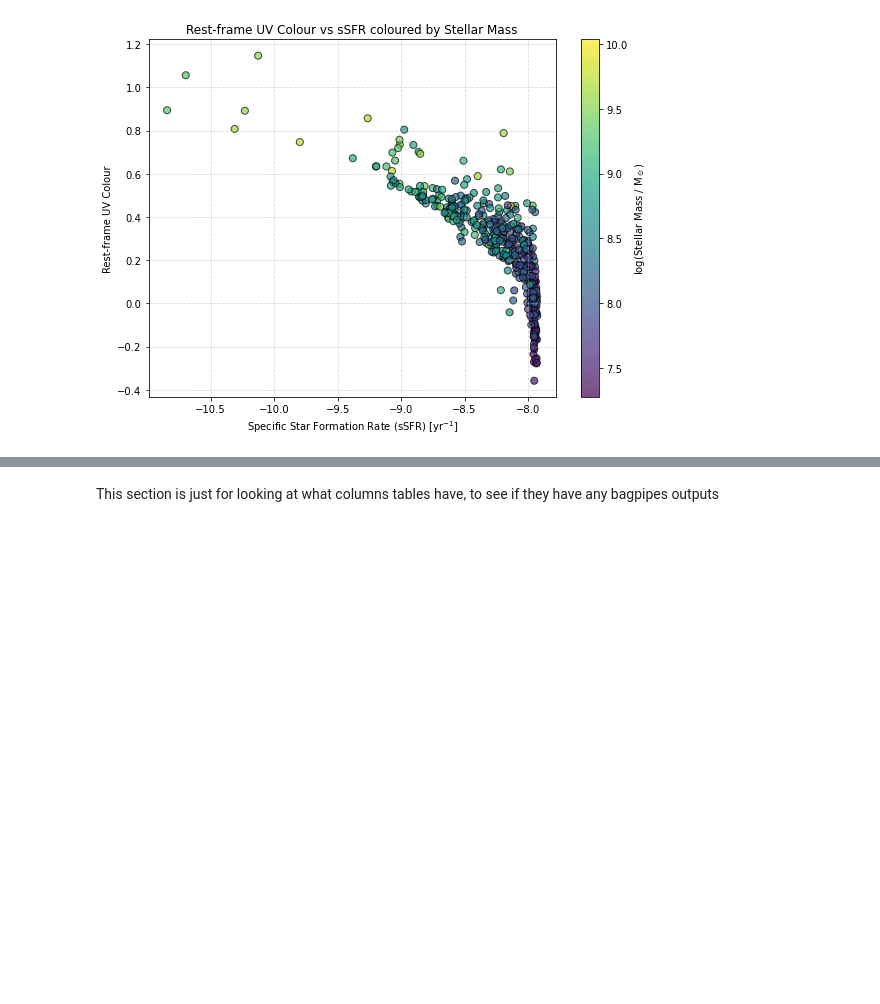
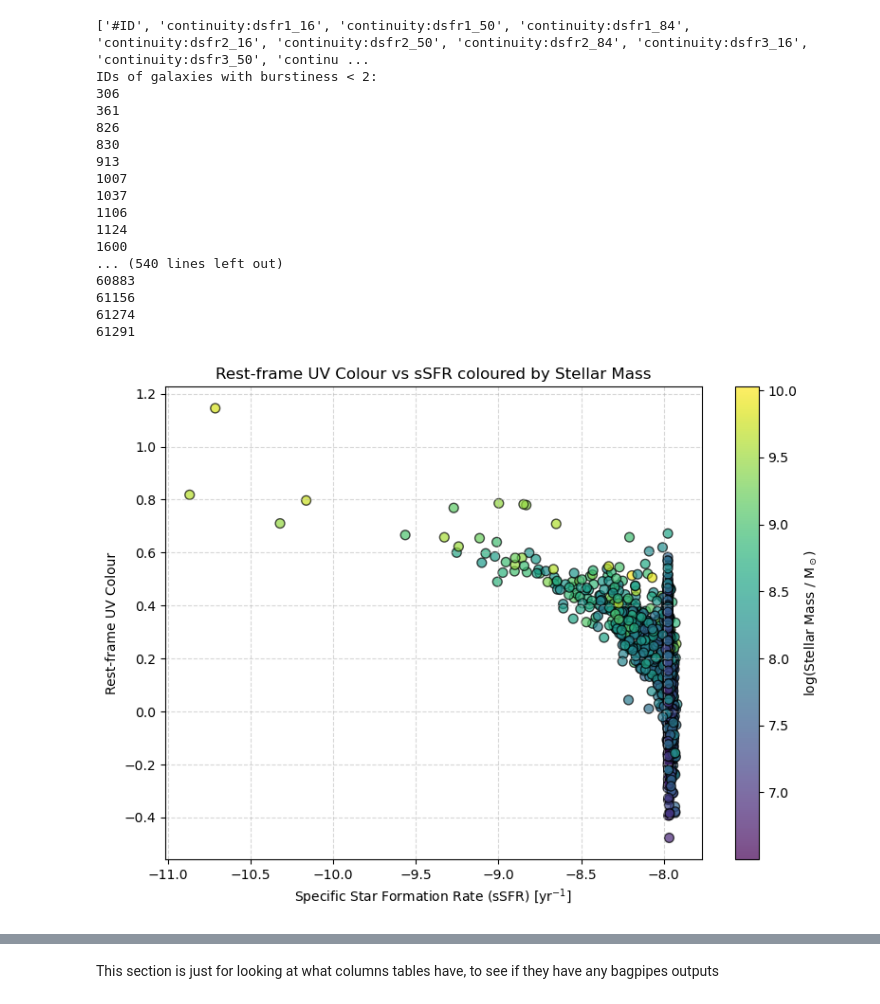
Before and after one commit to giorgiariley/PSb_summer_project, a Jupyter notebook: bagpipes_correlating_JN.ipynb, the cells around one changed output, grey strips where cells are left out. Cells and saved outputs as stored; diff of their text form; code cells hidden in the pictures; blank space fills up the shorter version.

Commit message:
adding UVJ plot

```diff
--- a/bagpipes_correlating_JN.ipynb
+++ b/bagpipes_correlating_JN.ipynb
@@ -16,8 +16,19 @@ table_EAZY = Table(hdulist[3].data)
 hdulist.close()
 print(table_bagpipes.colnames)
 
-print(table_bagpipes['UV_colour_50'])
-print(table_EAZY['U_rf_flux_fsps_larson_zfree'])
+
+# Get IDs from FITS table
+galaxy_ids = table_bagpipes['#ID']  # or try 'ID' if 'phot_id' doesn't exist
+burstiness = table_bagpipes['burstiness_50']
+
+# Select those with burstiness < 2
+low_burst_ids = galaxy_ids[burstiness < 2]
+
+# Print them
+print("IDs of galaxies with burstiness < 2:")
+for gid in low_burst_ids:
+    print(gid)
+
 
 # Extract current star formation rate (median value)
 sfr = table_bagpipes['sfr_50']
@@ -119,21 +129,46 @@ WARNING: VerifyWarning: It is strongly recommended that column names contain onl
 # %%
 #Plot: Rest-frame UV Colour vs Specific Star Formation Rate
+from astropy.io import fits
+from astropy.table import Table
+from astropy.table import join
+import matplotlib
+import matplotlib.pyplot as plt
+import numpy as np
+#Plot it for my 600 or so that I have right?
+# Load the file
+hdulist = fits.open("/raid/scratch/work/Griley/GALFIND_WORK/Bagpipes/pipes/cats/v13/JADES-DR3-GS-East/ACS_WFC+NIRCam/Bagpipes_sfh_cont_bursty_zEAZYfspslarson_Calzetti_log_10_Z_log_10_BPASS_zfix.fits")
+table_bagpipes = Table(hdulist[1].data)
+#table_EAZY = Table(hdulist[3].data)
+hdulist.close()
+print(table_bagpipes.colnames)
+# Get IDs from FITS table
+galaxy_ids = table_bagpipes['#ID']  # or try 'ID' if 'phot_id' doesn't exist
+burstiness = table_bagpipes['burstiness_50']
+
+# Select those with burstiness < 2
+low_burst_ids = galaxy_ids[burstiness < 2]
+
+# Print them
+print("IDs of galaxies with burstiness < 2:")
+for gid in low_burst_ids:
+    print(gid)
 
 
 # Assuming you already have these arrays from your table:
 uv_colour = table_bagpipes['UV_colour_50']      # Rest-frame UV colour median
 ssfr = table_bagpipes['ssfr_50']                # Specific star formation rate median
 stellar_mass = table_bagpipes['stellar_mass_50'] # Stellar mass median
+sfr_ratio = table_bagpipes['burstiness_50']  # SFR ratio (10 Myr / 100 Myr) median
 
 # Mask to remove NaNs or invalid values
-mask = (~np.isnan(uv_colour)) & (~np.isnan(ssfr)) & (~np.isnan(stellar_mass))  & (sfr_ratio < 2) & np.isfinite(sfr_ratio)
+mask = (~np.isnan(uv_colour)) & (~np.isnan(ssfr)) & (~np.isnan(stellar_mass))  & np.isfinite(sfr_ratio) #& (sfr_ratio < 2)
 
 
 plt.figure(figsize=(8,6), facecolor='white')
 
 sc = plt.scatter(
-    ssfr[mask], uv_colour[mask],
-    c=(stellar_mass[mask]),  # colour-code by log stellar mass
+    ssfr, uv_colour,
+    c=(stellar_mass),  # colour-code by log stellar mass
     cmap='viridis',                  # colormap choice
     alpha=0.7,
     edgecolor='k',
@@ -154 +190,18 @@ plt.show()
+['#ID', 'continuity:dsfr1_16', 'continuity:dsfr1_50', 'continuity:dsfr1_84', 'continuity:dsfr2_16', 'continuity:dsfr2_50', 'continuity:dsfr2_84', 'continuity:dsfr3_16', 'continuity:dsfr3_50', 'continu ...
+IDs of galaxies with burstiness < 2:
+306
+361
+826
+830
+913
+1007
+1037
+1106
+1124
+1600
+... (540 lines left out)
+60883
+61156
+61274
+61291
-[figure, old version]
+[figure, new version]
```
Also changed, not shown: parts of 7 cells of this notebook, 4 other files.
